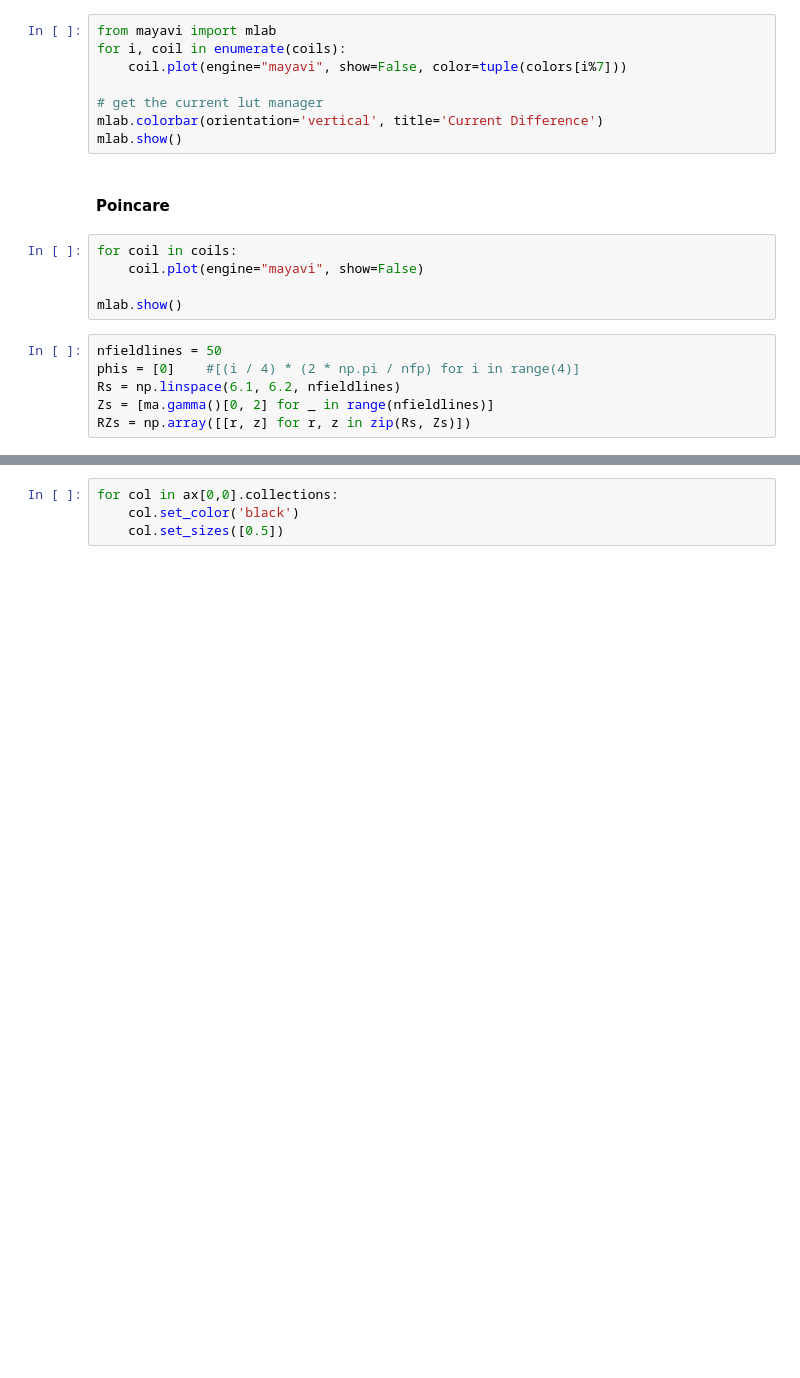
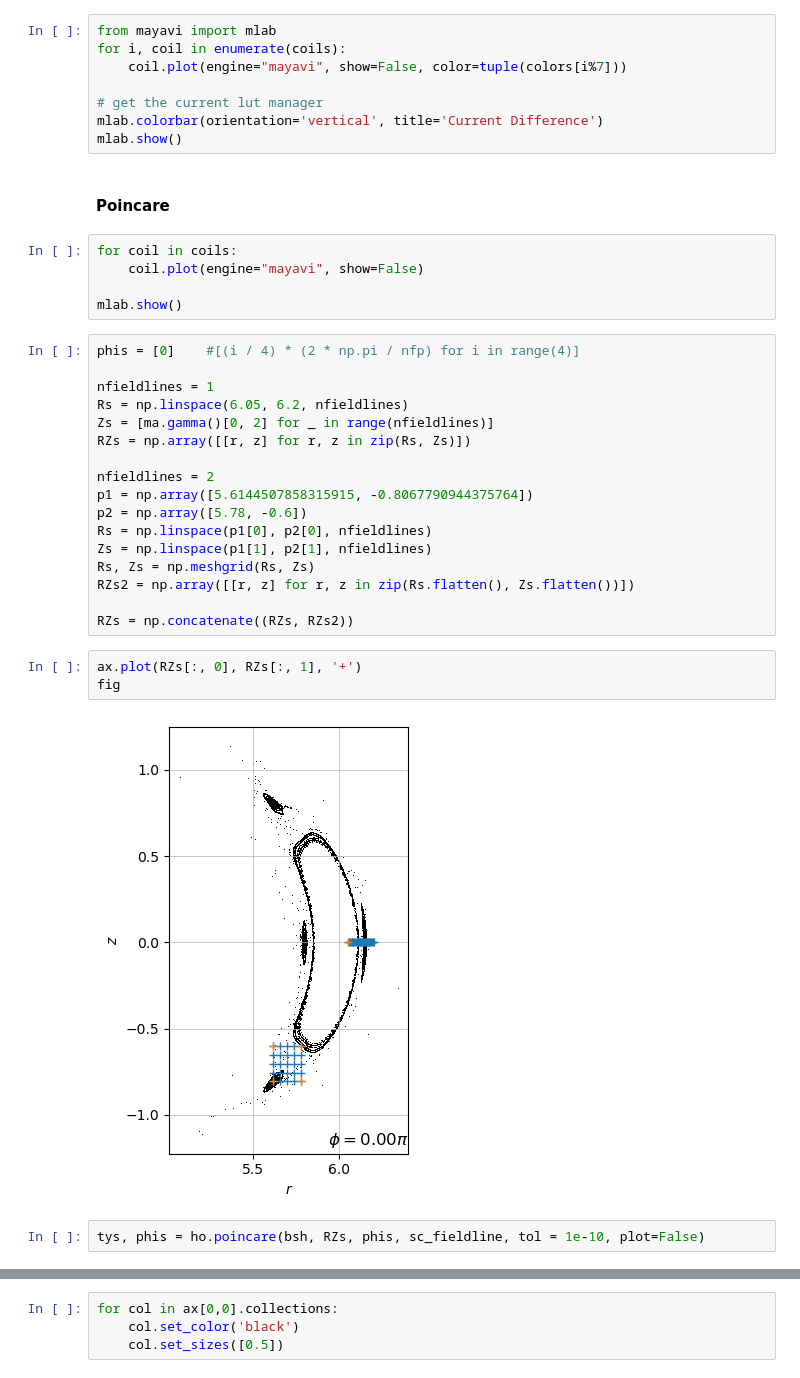
Before and after one commit to Akitzu/masterthesis, a Jupyter notebook: code/notebooks/W7X_tracing.ipynb, the cells around one changed output, grey strips where cells are left out. Drawn from its saved outputs; the diff is of its cells as text; blank space fills up the shorter version.

```diff
--- a/code/notebooks/W7X_tracing.ipynb
+++ b/code/notebooks/W7X_tracing.ipynb
@@ -65,10 +88,28 @@ for coil in coils:
 
 mlab.show()
 # %%
-nfieldlines = 50
 phis = [0]    #[(i / 4) * (2 * np.pi / nfp) for i in range(4)]
-Rs = np.linspace(6.1, 6.2, nfieldlines)
+
+nfieldlines = 1
+Rs = np.linspace(6.05, 6.2, nfieldlines)
 Zs = [ma.gamma()[0, 2] for _ in range(nfieldlines)]
 RZs = np.array([[r, z] for r, z in zip(Rs, Zs)])
+
+nfieldlines = 2
+p1 = np.array([5.6144507858315915, -0.8067790944375764])
+p2 = np.array([5.78, -0.6])
+Rs = np.linspace(p1[0], p2[0], nfieldlines)
+Zs = np.linspace(p1[1], p2[1], nfieldlines)
+Rs, Zs = np.meshgrid(Rs, Zs)
+RZs2 = np.array([[r, z] for r, z in zip(Rs.flatten(), Zs.flatten())])
+
+RZs = np.concatenate((RZs, RZs2))
+# %%
+ax.plot(RZs[:, 0], RZs[:, 1], '+')
+fig
+# %% [output]
+[figure, added]
+# %%
+tys, phis = ho.poincare(bsh, RZs, phis, sc_fieldline, tol = 1e-10, plot=False)
 # %%
 _, _, fig, ax = ho.poincare(bsh, RZs, phis, sc_fieldline, tol = 1e-10)
```
Also changed, not shown: parts of 38 cells of this notebook.
